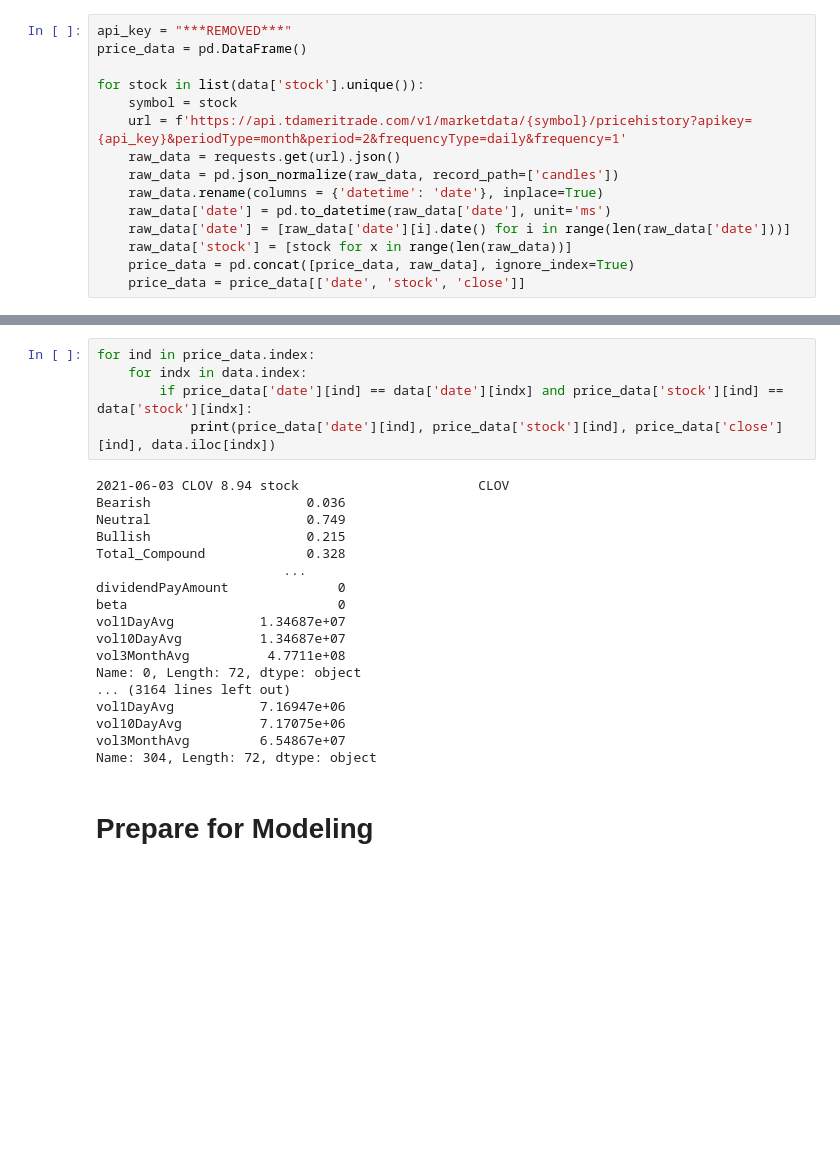
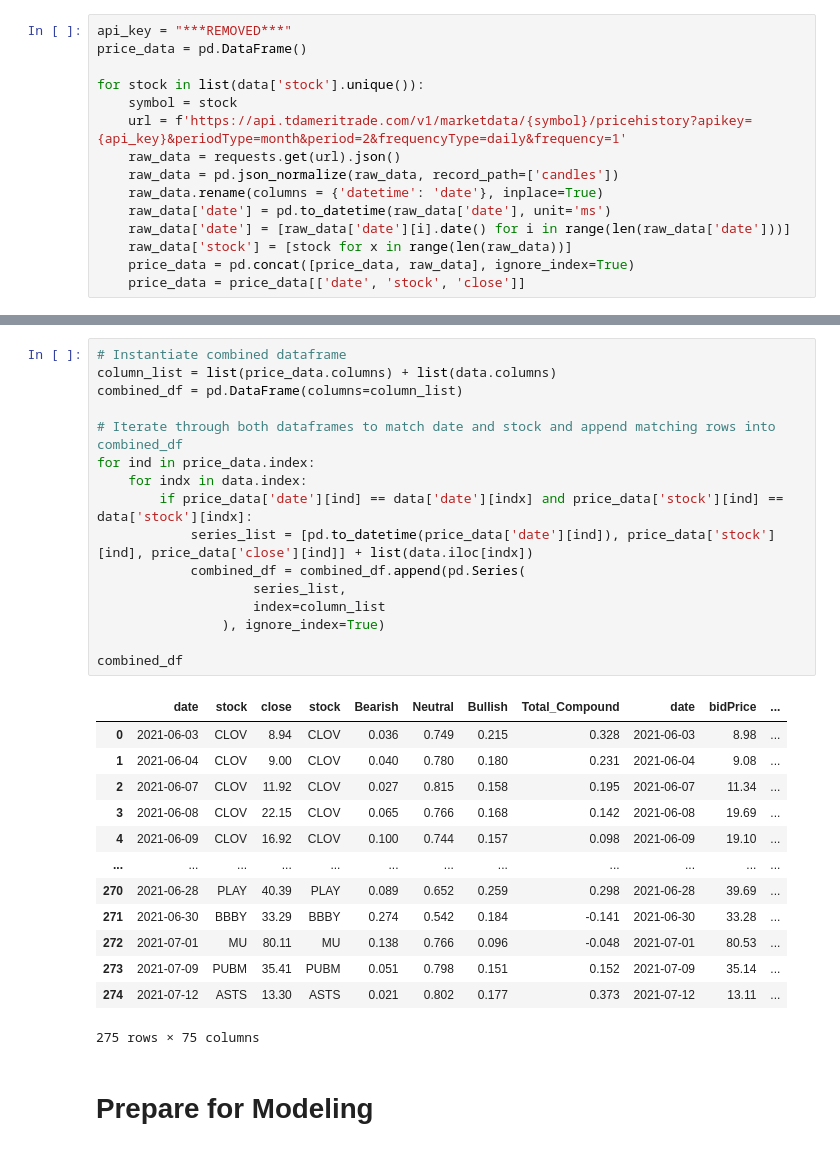
Before and after one commit to mdominguez2010/wsb-sentiment-analysis, a Jupyter notebook: model.ipynb, the cells around one changed output, grey strips where cells are left out. Saved outputs shown, nothing was run; the diff lists cells and outputs as text; blank space fills up the shorter version.

```diff
--- a/model.ipynb
+++ b/model.ipynb
@@ -289,25 +304,32 @@ price_data
 # %%
+# Instantiate combined dataframe
+column_list = list(price_data.columns) + list(data.columns)
+combined_df = pd.DataFrame(columns=column_list)
+
+# Iterate through both dataframes to match date and stock and append matching rows into combined_df
 for ind in price_data.index:
     for indx in data.index:
         if price_data['date'][ind] == data['date'][indx] and price_data['stock'][ind] == data['stock'][indx]:
-            print(price_data['date'][ind], price_data['stock'][ind], price_data['close'][ind], data.iloc[indx])
+            series_list = [pd.to_datetime(price_data['date'][ind]), price_data['stock'][ind], price_data['close'][ind]] + list(data.iloc[indx])
+            combined_df = combined_df.append(pd.Series(
+                    series_list,
+                    index=column_list
+                ), ignore_index=True)
+
+combined_df
 # %% [output]
+|  | date | stock | close | stock | Bearish | Neutral | Bullish | Total_Compound | date | bidPrice | ... |
+| 0 | 2021-06-03 | CLOV | 8.94 | CLOV | 0.036 | 0.749 | 0.215 | 0.328 | 2021-06-03 | 8.98 | ... |
+| 1 | 2021-06-04 | CLOV | 9.00 | CLOV | 0.040 | 0.780 | 0.180 | 0.231 | 2021-06-04 | 9.08 | ... |
+| 2 | 2021-06-07 | CLOV | 11.92 | CLOV | 0.027 | 0.815 | 0.158 | 0.195 | 2021-06-07 | 11.34 | ... |
+| 3 | 2021-06-08 | CLOV | 22.15 | CLOV | 0.065 | 0.766 | 0.168 | 0.142 | 2021-06-08 | 19.69 | ... |
+| 4 | 2021-06-09 | CLOV | 16.92 | CLOV | 0.100 | 0.744 | 0.157 | 0.098 | 2021-06-09 | 19.10 | ... |
+| ... | ... | ... | ... | ... | ... | ... | ... | ... | ... | ... | ... |
+| 270 | 2021-06-28 | PLAY | 40.39 | PLAY | 0.089 | 0.652 | 0.259 | 0.298 | 2021-06-28 | 39.69 | ... |
+| 271 | 2021-06-30 | BBBY | 33.29 | BBBY | 0.274 | 0.542 | 0.184 | -0.141 | 2021-06-30 | 33.28 | ... |
+| 272 | 2021-07-01 | MU | 80.11 | MU | 0.138 | 0.766 | 0.096 | -0.048 | 2021-07-01 | 80.53 | ... |
+| 273 | 2021-07-09 | PUBM | 35.41 | PUBM | 0.051 | 0.798 | 0.151 | 0.152 | 2021-07-09 | 35.14 | ... |
+| 274 | 2021-07-12 | ASTS | 13.30 | ASTS | 0.021 | 0.802 | 0.177 | 0.373 | 2021-07-12 | 13.11 | ... |
-2021-06-03 CLOV 8.94 stock                       CLOV
-Bearish                    0.036
-Neutral                    0.749
-Bullish                    0.215
-Total_Compound             0.328
-                        ...
-dividendPayAmount              0
-beta                           0
-vol1DayAvg           1.34687e+07
-vol10DayAvg          1.34687e+07
-vol3MonthAvg          4.7711e+08
-Name: 0, Length: 72, dtype: object
-... (3164 lines left out)
-vol1DayAvg           7.16947e+06
-vol10DayAvg          7.17075e+06
-vol3MonthAvg         6.54867e+07
-Name: 304, Length: 72, dtype: object
+275 rows × 75 columns
 # %% [markdown]
 # Prepare for Modeling
```
Also changed, not shown: parts of 5 cells of this notebook, 1 other file.
